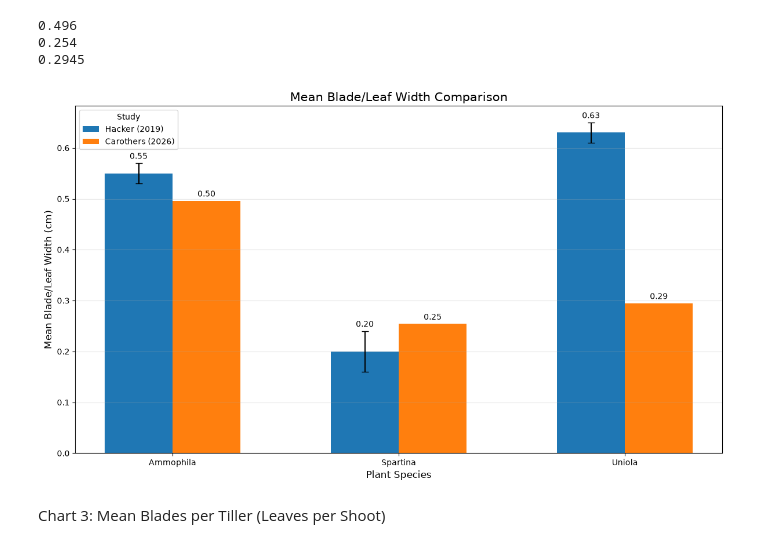
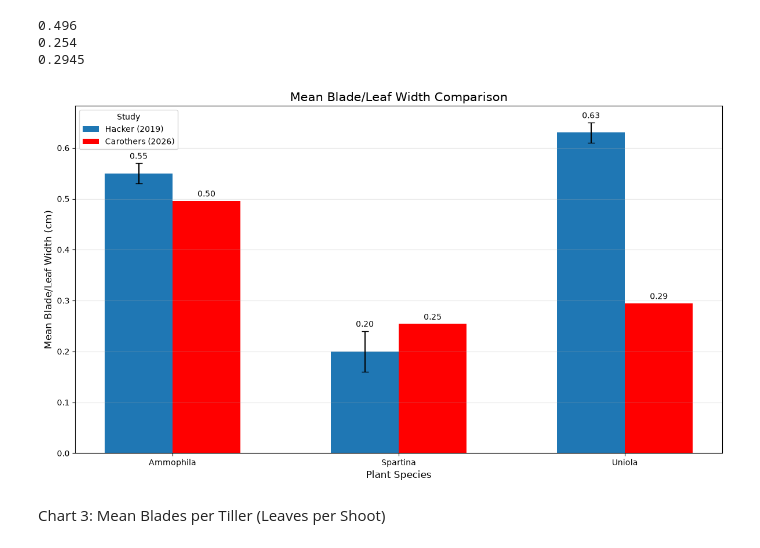
Before and after one commit to stromc485/CECL, a Jupyter notebook: Metamorphics_Plotting.ipynb, the cells around one changed output. Cells and saved outputs as stored; diff of their text form; code cells hidden in the pictures.

```diff
--- a/Metamorphics_Plotting.ipynb
+++ b/Metamorphics_Plotting.ipynb
@@ -421,35 +421,36 @@ hacker_ci = [
     Hacker_Blade_width_95CI_SP,
     Hacker_Blade_width_95CI_UP
 ]
 
 # Set up bar chart
 x = np.arange(len(species))
 width = 0.3
 
 fig, ax = plt.subplots(figsize=(12, 7))
 
 # Study groups
 hacker_width_bars = ax.bar(x - 0.5*width, hacker, width,
        yerr=hacker_ci, capsize=4, label="Hacker (2019)")
-carothers_width_bars = ax.bar(x + 0.5*width, carothers, width, capsize=4, label="Carothers (2026)")
+carothers_width_bars = ax.bar(x + 0.5*width, carothers, width, capsize=4, label="Carothers (2026)"
+                              ,color='red')
 
 # Labels and formatting
 ax.set_xlabel("Plant Species", fontsize=12)
 ax.set_ylabel("Mean Blade/Leaf Width (cm)", fontsize=12)
 ax.set_title("Mean Blade/Leaf Width Comparison", fontsize=15)
 ax.bar_label(hacker_width_bars, padding=3, fontsize=10, fmt='%.2f')
 ax.bar_label(carothers_width_bars, padding=3, fontsize=10, fmt='%.2f')
 
 ax.set_xticks(x)
 ax.set_xticklabels(species)
 
 ax.legend(title="Study")
 ax.grid(axis="y", alpha=0.3)
 
 plt.tight_layout()
 plt.show()
 # %% [output]
-[figure, old version]
+[figure, new version]
 # %% [markdown]
 Chart 3: Mean Blades per Tiller (Leaves per Shoot)
 # %%
```
